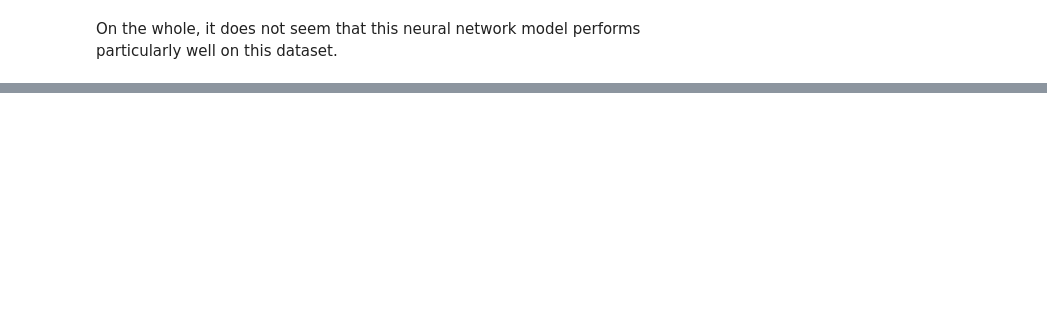
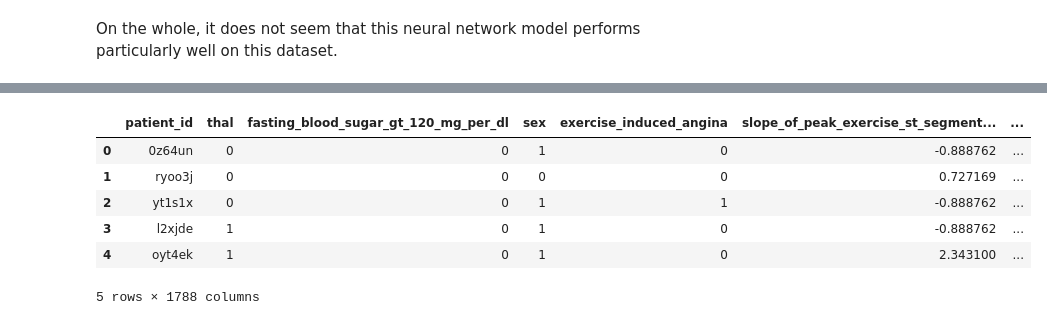
Before and after one commit to djconnolly27/DataScienceProject1, a Jupyter notebook: project3/project3.ipynb, the cells around one changed output, grey strips where cells are left out. Saved outputs shown, nothing was run; the diff lists cells and outputs as text; code cells hidden in the pictures; blank space fills up the shorter version.

```diff
--- a/project3/project3.ipynb
+++ b/project3/project3.ipynb
@@ -585,0 +678,37 @@ On the whole, it does not seem that this neural network model performs particula
+# %%
+def find_interactions(original : pd.DataFrame, cols : list):
+    df = original.copy()
+    for i in range(len(cols)):
+        for j in range(len(cols)):
+            if (df.columns[i] in cols and df.columns[j] in cols):
+                df[str(df.columns[i]) + "*" + str(df.columns[j])] =  df[df.columns[i]] * df[df.columns[j]]
+                if (df.columns[i] != df.columns[j]):
+                    if (0 not in df[df.columns[j]]):
+                        df[str(df.columns[i]) + "/" + str(df.columns[j])] =  df[df.columns[i]] / df[df.columns[j]]
+                df["sqrt(" + str(df.columns[i]) + "+" + str(df.columns[j]) + ")"] =  np.sqrt(df[df.columns[i]] + df[df.columns[j]])
+                df["sqrt(" + str(df.columns[i]) + "^2 + " + str(df.columns[j]) + "^2)"] =  np.sqrt(df[df.columns[i]]**2 + df[df.columns[j]]**2)
+                df["sqrt(" + str(df.columns[i]) + "^2 * " + str(df.columns[j]) + "^2)"] =  np.sqrt(df[df.columns[i]]**2 * df[df.columns[j]]**2)
+    return df
+
+
+cols = ['thal', 'fasting_blood_sugar_gt_120_mg_per_dl', 'sex',
+       'exercise_induced_angina', 'slope_of_peak_exercise_st_segment_std',
+       'resting_blood_pressure_std', 'chest_pain_type_std',
+       'num_major_vessels_std', 'serum_cholesterol_mg_per_dl_std',
+       'oldpeak_eq_st_depression_std', 'age_std',
+       'max_heart_rate_achieved_std', 'resting_ekg_results_std',
+       'slope_of_peak_exercise_st_segment_std_sex',
+       'resting_blood_pressure_std_sex', 'chest_pain_type_std_sex',
+       'num_major_vessels_std_sex', 'serum_cholesterol_mg_per_dl_std_sex',
+       'oldpeak_eq_st_depression_std_sex', 'age_std_sex',
+       'max_heart_rate_achieved_std_sex', 'resting_ekg_results_std_sex']
+df1 = find_interactions(df, cols)
+df1.head()
+# %% [output]
+|  | patient_id | thal | fasting_blood_sugar_gt_120_mg_per_dl | sex | exercise_induced_angina | slope_of_peak_exercise_st_segment... | ... |
+| 0 | 0z64un | 0 | 0 | 1 | 0 | -0.888762 | ... |
+| 1 | ryoo3j | 0 | 0 | 0 | 0 | 0.727169 | ... |
+| 2 | yt1s1x | 0 | 0 | 1 | 1 | -0.888762 | ... |
+| 3 | l2xjde | 1 | 0 | 1 | 0 | -0.888762 | ... |
+| 4 | oyt4ek | 1 | 0 | 1 | 0 | 2.343100 | ... |
+5 rows × 1788 columns
```
Also changed, not shown: parts of 36 cells of this notebook.
